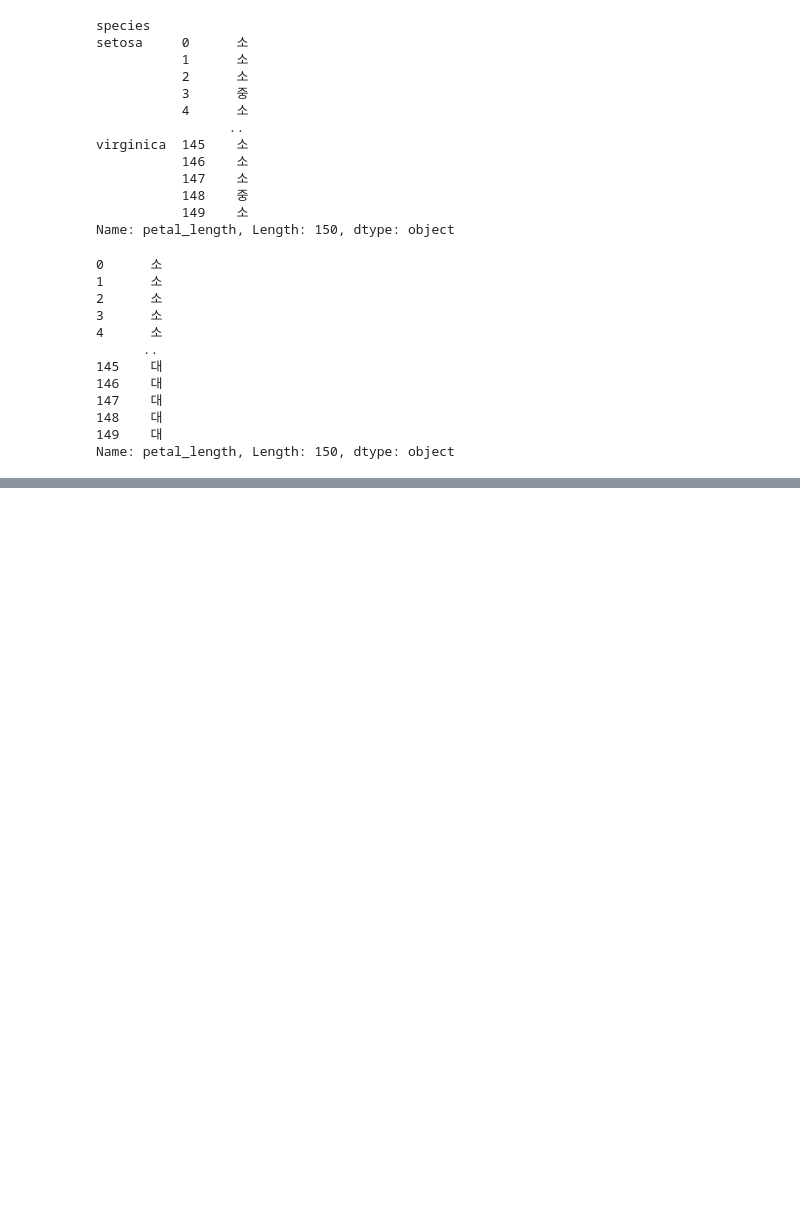
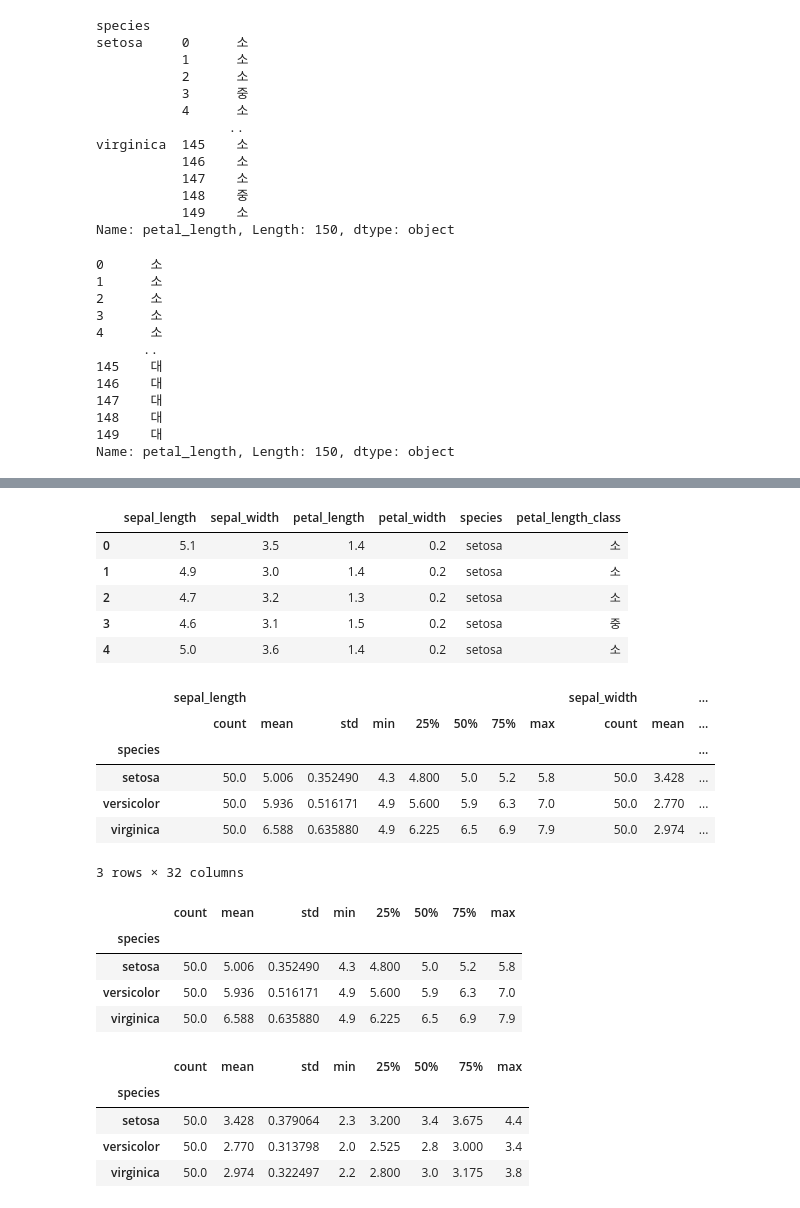
Before and after one commit to lastdays03/study_python, a Jupyter notebook: practice/practicepandaspivot.ipynb, the cells around one changed output, grey strips where cells are left out. Drawn from its saved outputs; the diff is of its cells as text; code cells hidden in the pictures; blank space fills up the shorter version.

```diff
--- a/practice/practicepandaspivot.ipynb
+++ b/practice/practicepandaspivot.ipynb
@@ -404,0 +443,3 @@ Name: petal_length, Length: 150, dtype: object
+# %%
+iris['petal_length_class'] = iris.groupby(iris.species).petal_length.apply(q3cut).reset_index(drop=True)
+iris.head()
@@ -404,0 +510,29 @@ Name: petal_length, Length: 150, dtype: object
+# %%
+iris.head()
+i_groups.describe()
+i_groups['sepal_length'].describe()
+i_groups['sepal_width'].describe()
+# %% [output]
+|  | sepal_length | sepal_width | petal_length | petal_width | species | petal_length_class |
+| 0 | 5.1 | 3.5 | 1.4 | 0.2 | setosa | 소 |
+| 1 | 4.9 | 3.0 | 1.4 | 0.2 | setosa | 소 |
+| 2 | 4.7 | 3.2 | 1.3 | 0.2 | setosa | 소 |
+| 3 | 4.6 | 3.1 | 1.5 | 0.2 | setosa | 중 |
+| 4 | 5.0 | 3.6 | 1.4 | 0.2 | setosa | 소 |
+|  | sepal_length |  |  |  |  |  |  |  | sepal_width |  | ... |
+|  | count | mean | std | min | 25% | 50% | 75% | max | count | mean | ... |
+| species |  |  |  |  |  |  |  |  |  |  | ... |
+| setosa | 50.0 | 5.006 | 0.352490 | 4.3 | 4.800 | 5.0 | 5.2 | 5.8 | 50.0 | 3.428 | ... |
+| versicolor | 50.0 | 5.936 | 0.516171 | 4.9 | 5.600 | 5.9 | 6.3 | 7.0 | 50.0 | 2.770 | ... |
+| virginica | 50.0 | 6.588 | 0.635880 | 4.9 | 6.225 | 6.5 | 6.9 | 7.9 | 50.0 | 2.974 | ... |
+3 rows × 32 columns
+|  | count | mean | std | min | 25% | 50% | 75% | max |
+| species |  |  |  |  |  |  |  |  |
+| setosa | 50.0 | 5.006 | 0.352490 | 4.3 | 4.800 | 5.0 | 5.2 | 5.8 |
+| versicolor | 50.0 | 5.936 | 0.516171 | 4.9 | 5.600 | 5.9 | 6.3 | 7.0 |
+| virginica | 50.0 | 6.588 | 0.635880 | 4.9 | 6.225 | 6.5 | 6.9 | 7.9 |
+|  | count | mean | std | min | 25% | 50% | 75% | max |
+| species |  |  |  |  |  |  |  |  |
+| setosa | 50.0 | 3.428 | 0.379064 | 2.3 | 3.200 | 3.4 | 3.675 | 4.4 |
+| versicolor | 50.0 | 2.770 | 0.313798 | 2.0 | 2.525 | 2.8 | 3.000 | 3.4 |
+| virginica | 50.0 | 2.974 | 0.322497 | 2.2 | 2.800 | 3.0 | 3.175 | 3.8 |
```
Also changed, not shown: parts of 42 cells of this notebook, 37 other files.
